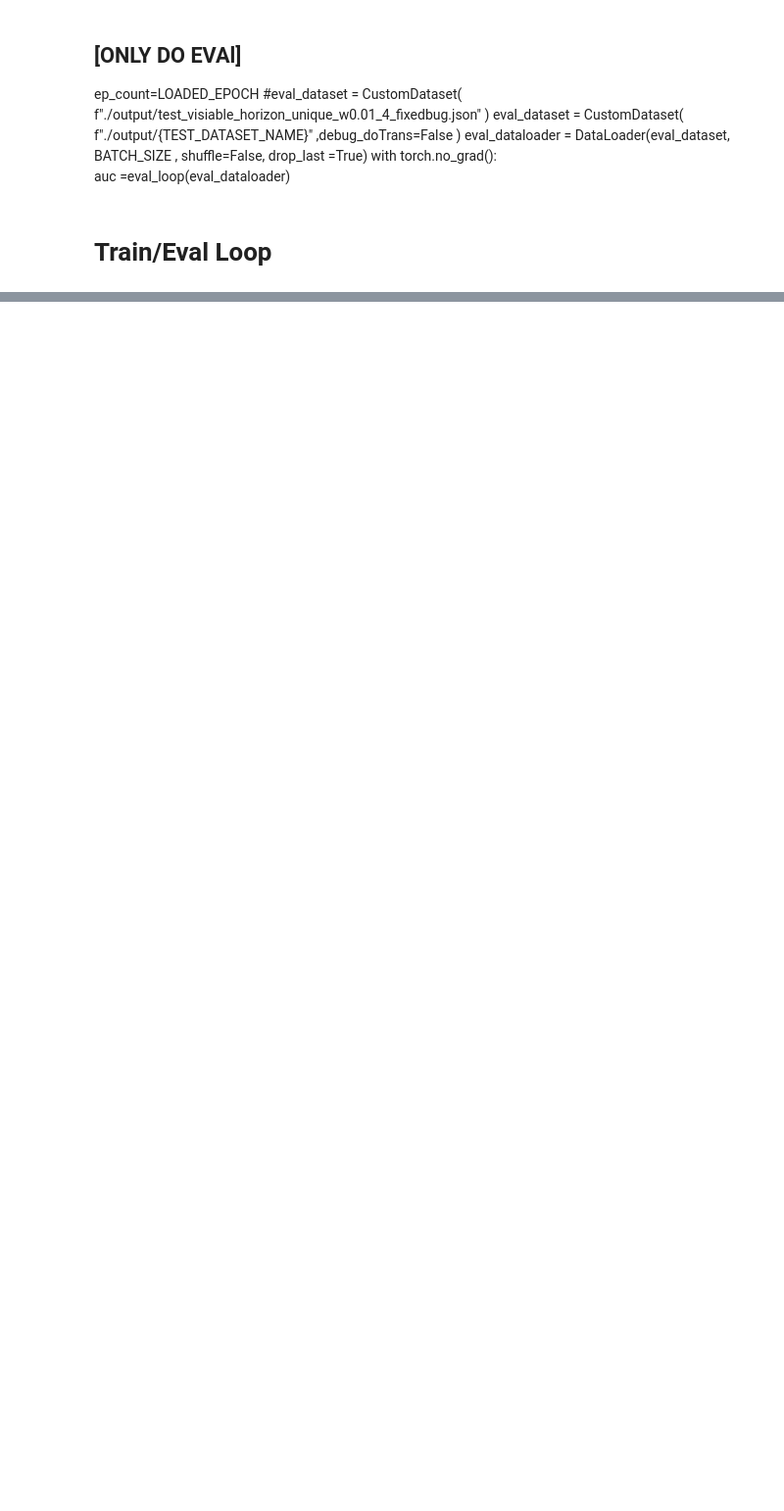
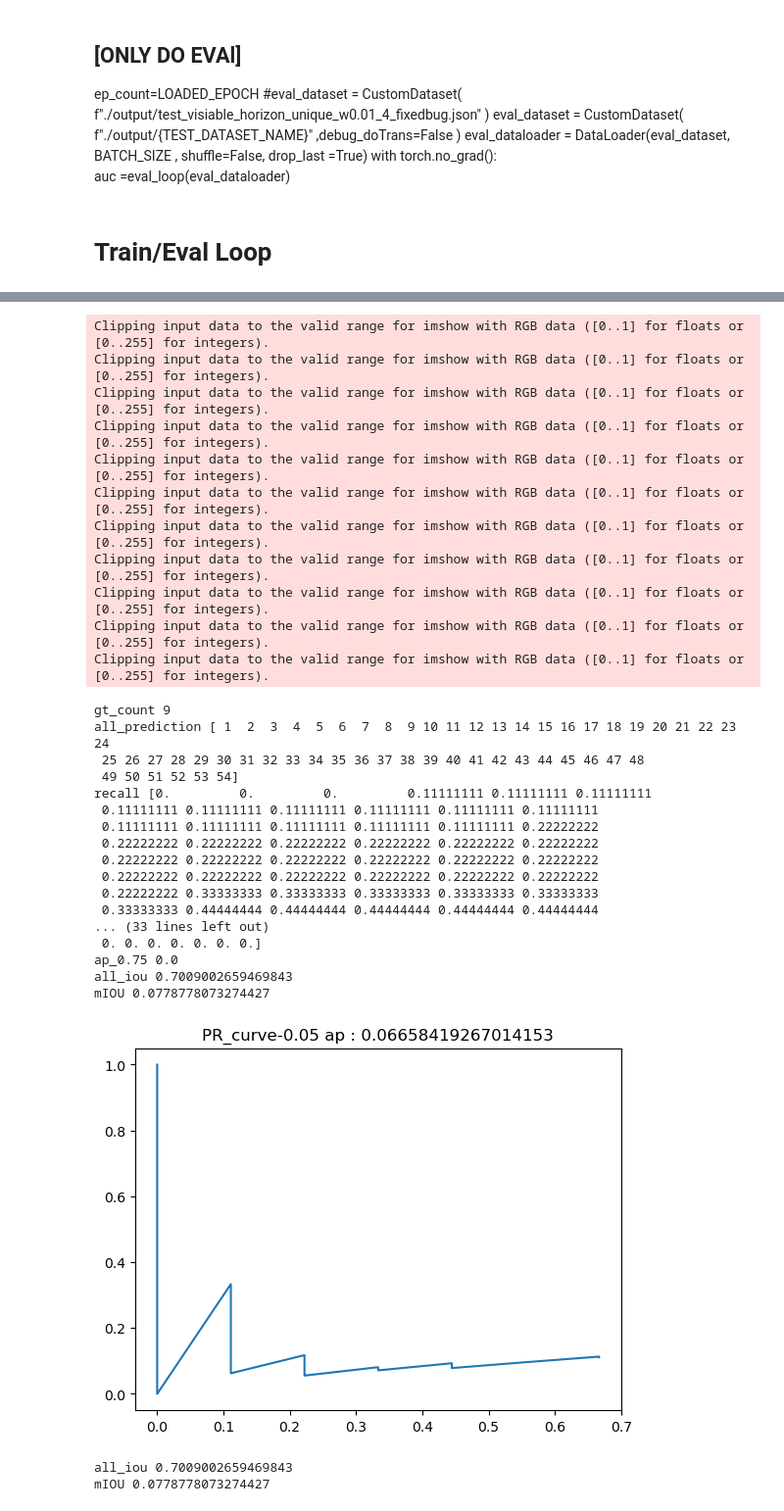
Before and after one commit to Lontoone/NTHU_CGV_Layout_exp, a Jupyter notebook: Horizon_and_SAM/Horizon/horizonNet_direct_modify_0915_realeval.ipynb, the cells around one changed output, grey strips where cells are left out. Shown: that part at 98% size. Cells and saved outputs as stored; diff of their text form; code cells hidden in the pictures; blank space fills up the shorter version.

```diff
--- a/Horizon_and_SAM/Horizon/horizonNet_direct_modify_0915_realeval.ipynb
+++ b/Horizon_and_SAM/Horizon/horizonNet_direct_modify_0915_realeval.ipynb
@@ -10,8 +10,6 @@ from torch import optim
 from sklearn import metrics
 import numpy as np
 import cv2
-sys.path.append('../')
-from config import *
 #os.environ['CUDA_LAUNCH_BLOCKING']='1'
 
 #======= [ SETTING ] =======
@@ -28,7 +26,7 @@ MODEL_FOLDER =r'./output/'
 LONAD_MODEL_NAME =""
 DO_AUG= False
 #TRAIN_NAME = f"n90-c0.1-r10-10k-noAug-0104"
-TRAIN_NAME = f"__Test"
+TRAIN_NAME = f"__Test__orign"
 writer = SummaryWriter(TRAIN_NAME)
 
 LOADED_EPOCH = None
@@ -853,8 +828,8 @@ class CustomDataset(Dataset):
         global train_itr
 
         #img_path = os.path.join("./", self.anno[idx]['image'])
-        img_path = os.path.join("/CGVLAB3/datasets/chingjia/data/data/", self.anno[idx]['image'])
-        #img_path = os.path.join("./data/data/", self.anno[idx]['image'])
+        #img_path = os.path.join("/CGVLAB3/datasets/chingjia/data/data/", self.anno[idx]['image'])
+        img_path = os.path.join("F:/THU/DoorSeg/OneDrive_2023-01-07/Door_Detection/data/data", self.anno[idx]['image'])
         #print(img_path)
         #image = read_image(img_path)
         image = cv2.imread(img_path)
@@ -1775,24 +1755,18 @@ with torch.no_grad():
 #train_dataset = CustomDataset( "./output/train_visiable_horizon_big_20.json"   )
 #eval_dataset = CustomDataset( "./output/test_visiable_horizon_big_10.json"   )
 
-train_dataset = CustomDataset( f"./output/{TRAIN_DATASET_NAME}" , debug_doTrans= True  )
-eval_dataset = CustomDataset( f"./output/{TEST_DATASET_NAME}"  ,debug_doTrans=False )
+train_dataset = CustomDataset( f"../../anno/train_visiable_20_no_cross.json" , debug_doTrans= False  )
+eval_dataset = CustomDataset( f"../../anno/test_visiable_10_no_cross.json"  ,debug_doTrans=False )
 
 train_dataloader = DataLoader(train_dataset, BATCH_SIZE , shuffle=True, drop_last =True)
 eval_dataloader = DataLoader(eval_dataset, BATCH_SIZE , shuffle=False, drop_last =True)
-
-'''
-'''
-assert os.environ["CUDA_VISIBLE_DEVICES"]=="2" , f"WRONG MECHAIN"
-if(os.environ["CUDA_VISIBLE_DEVICES"]!="2"):
-    MAX_EPOCH=0
 
 
 ep_count = 1 if LOADED_EPOCH is None else LOADED_EPOCH+1
 #train_loop()
 
-while True:
-#for i in range(1):
+#while True:
+for i in range(10):
 
     # ======= Train EPOCH =======
     net.train()
@@ -1834,3 +1808,4 @@ while True:
 #save_model(net,f'./output/{TRAIN_NAME}-final.pth' , ep_count , save_auc )
 '''
 '''
+# %% [output]
@@ -1836,0 +1830,31 @@ while True:
+Clipping input data to the valid range for imshow with RGB data ([0..1] for floats or [0..255] for integers).
+Clipping input data to the valid range for imshow with RGB data ([0..1] for floats or [0..255] for integers).
+Clipping input data to the valid range for imshow with RGB data ([0..1] for floats or [0..255] for integers).
+Clipping input data to the valid range for imshow with RGB data ([0..1] for floats or [0..255] for integers).
+Clipping input data to the valid range for imshow with RGB data ([0..1] for floats or [0..255] for integers).
+Clipping input data to the valid range for imshow with RGB data ([0..1] for floats or [0..255] for integers).
+Clipping input data to the valid range for imshow with RGB data ([0..1] for floats or [0..255] for integers).
+Clipping input data to the valid range for imshow with RGB data ([0..1] for floats or [0..255] for integers).
+Clipping input data to the valid range for imshow with RGB data ([0..1] for floats or [0..255] for integers).
+Clipping input data to the valid range for imshow with RGB data ([0..1] for floats or [0..255] for integers).
+Clipping input data to the valid range for imshow with RGB data ([0..1] for floats or [0..255] for integers).
+gt_count 9
+all_prediction [ 1  2  3  4  5  6  7  8  9 10 11 12 13 14 15 16 17 18 19 20 21 22 23 24
+ 25 26 27 28 29 30 31 32 33 34 35 36 37 38 39 40 41 42 43 44 45 46 47 48
+ 49 50 51 52 53 54]
+recall [0.         0.         0.         0.11111111 0.11111111 0.11111111
+ 0.11111111 0.11111111 0.11111111 0.11111111 0.11111111 0.11111111
+ 0.11111111 0.11111111 0.11111111 0.11111111 0.11111111 0.22222222
+ 0.22222222 0.22222222 0.22222222 0.22222222 0.22222222 0.22222222
+ 0.22222222 0.22222222 0.22222222 0.22222222 0.22222222 0.22222222
+ 0.22222222 0.22222222 0.22222222 0.22222222 0.22222222 0.22222222
+ 0.22222222 0.33333333 0.33333333 0.33333333 0.33333333 0.33333333
+ 0.33333333 0.44444444 0.44444444 0.44444444 0.44444444 0.44444444
+... (33 lines left out)
+ 0. 0. 0. 0. 0. 0. 0.]
+ap_0.75 0.0
+all_iou 0.7009002659469843
+mIOU 0.0778778073274427
+[figure, added]
+all_iou 0.7009002659469843
+mIOU 0.0778778073274427
```
Also changed, not shown: parts of 8 cells of this notebook, 8 other files.
